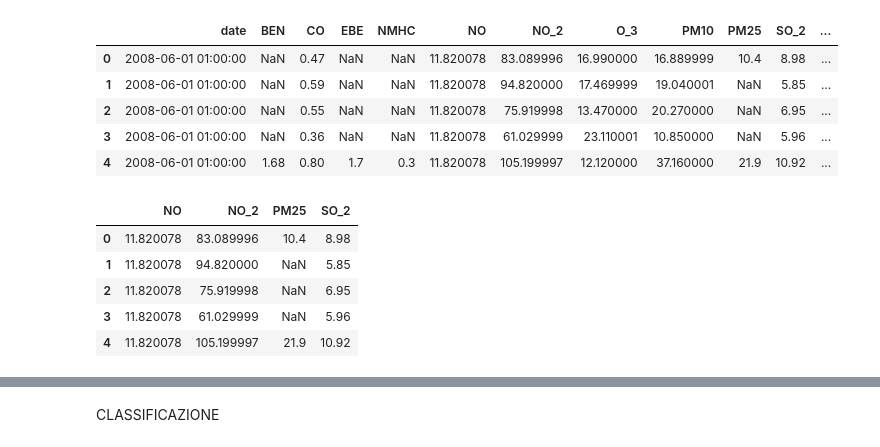
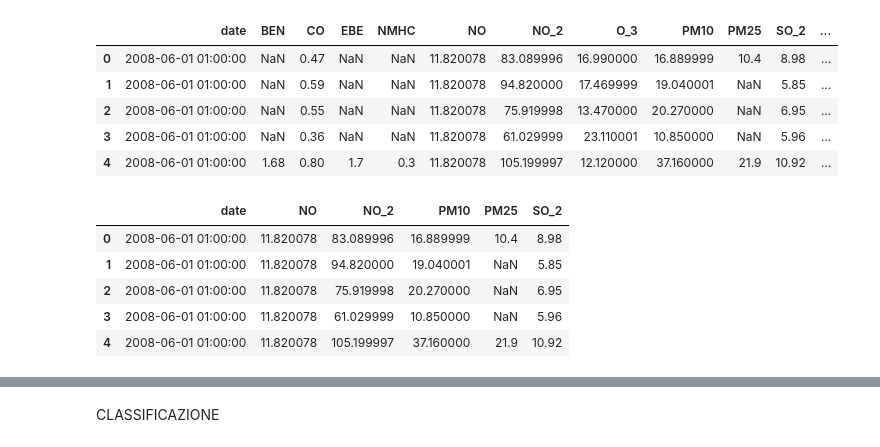
Before and after one commit to ChiaraAmalia/DataScience2Project, a Jupyter notebook: Classificazione.ipynb, the cells around one changed output, grey strips where cells are left out. Saved outputs shown, nothing was run; the diff lists cells and outputs as text; code cells hidden in the pictures.

```diff
--- a/Classificazione.ipynb
+++ b/Classificazione.ipynb
@@ -50,16 +50,12 @@ allMadrid.head()
 # %%
 #allMadrid = allMadrid.drop(['date','BEN', 'CO', 'EBE', 'NMHC', 'NO', 'NO_2', 'O_3', 'SO_2', 'TCH', 'TOL', 'PM25', 'station'], axis=1)
 #allMadrid = allMadrid.drop(['date','BEN', 'CO', 'EBE', 'MXY', 'NMHC', 'OXY', 'O_3', 'PXY', 'TCH', 'TOL', 'station'], axis=1)
-allMadrid = allMadrid.drop(['date','BEN', 'CO', 'EBE', 'NMHC', 'O_3', 'TCH', 'TOL', 'station'], axis=1)
-allMadrid = allMadrid.dropna(subset=['PM10'])
-Livello = allMadrid['PM10']
-#allMadrid = allMadrid.dropna()
-allMadrid = allMadrid.drop(['PM10'], axis=1)
+allMadrid = allMadrid.drop(['BEN', 'CO', 'EBE', 'NMHC', 'O_3', 'TCH', 'TOL', 'station'], axis=1)
 allMadrid.head()
 # %% [output]
-|  | NO | NO_2 | PM25 | SO_2 |
-| 0 | 11.820078 | 83.089996 | 10.4 | 8.98 |
-| 1 | 11.820078 | 94.820000 | NaN | 5.85 |
-| 2 | 11.820078 | 75.919998 | NaN | 6.95 |
-| 3 | 11.820078 | 61.029999 | NaN | 5.96 |
-| 4 | 11.820078 | 105.199997 | 21.9 | 10.92 |
+|  | date | NO | NO_2 | PM10 | PM25 | SO_2 |
+| 0 | 2008-06-01 01:00:00 | 11.820078 | 83.089996 | 16.889999 | 10.4 | 8.98 |
+| 1 | 2008-06-01 01:00:00 | 11.820078 | 94.820000 | 19.040001 | NaN | 5.85 |
+| 2 | 2008-06-01 01:00:00 | 11.820078 | 75.919998 | 20.270000 | NaN | 6.95 |
+| 3 | 2008-06-01 01:00:00 | 11.820078 | 61.029999 | 10.850000 | NaN | 5.96 |
+| 4 | 2008-06-01 01:00:00 | 11.820078 | 105.199997 | 37.160000 | 21.9 | 10.92 |
```
Also changed, not shown: parts of 15 cells of this notebook.
